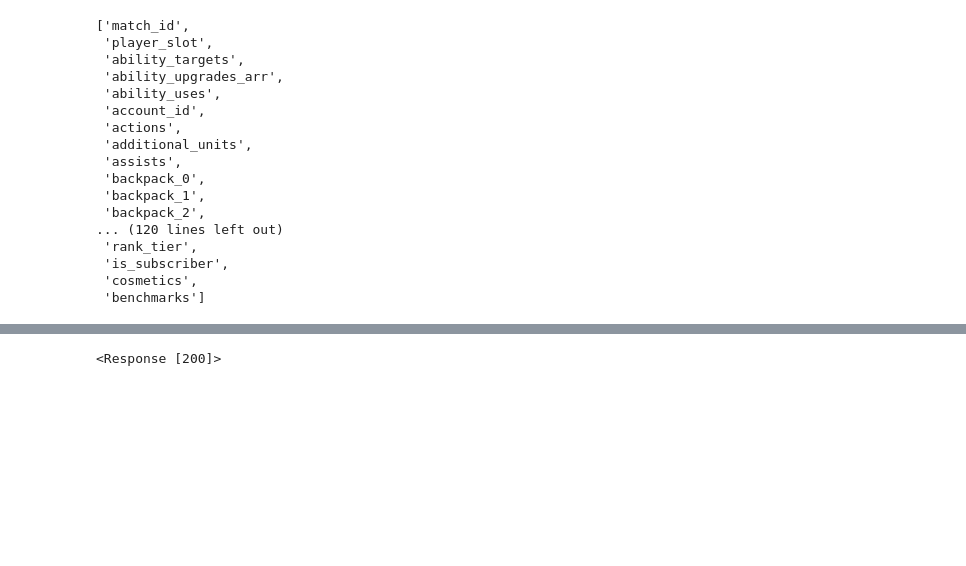
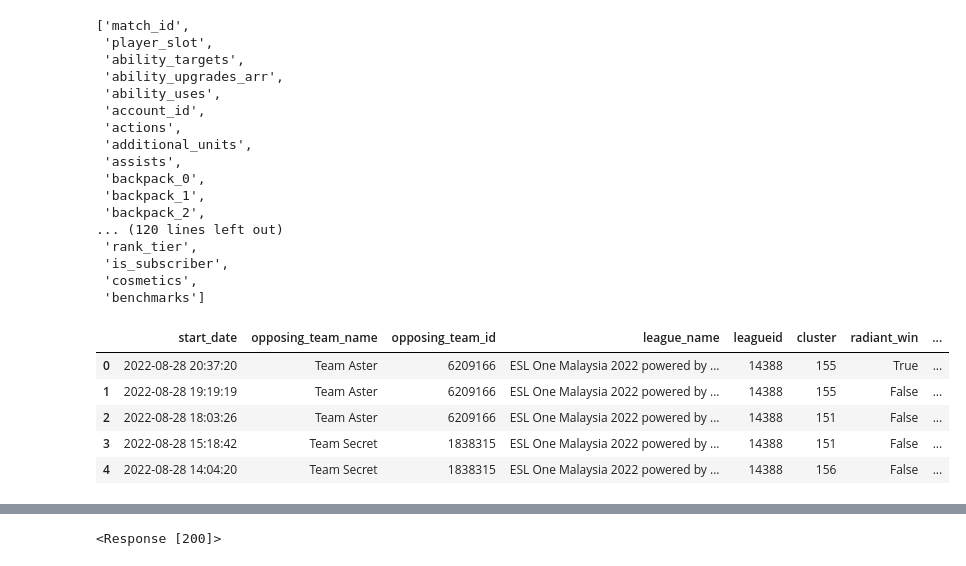
Before and after one commit to johnnyoso/data_science, a Jupyter notebook: ESportsAnalysis.ipynb, the cells around one changed output, grey strips where cells are left out. Cells and saved outputs as stored; diff of their text form; code cells hidden in the pictures; blank space fills up the shorter version.

```diff
--- a/ESportsAnalysis.ipynb
+++ b/ESportsAnalysis.ipynb
@@ -467,4 +457,13 @@ players = og_v_fnatic_match_info['players']
  'is_subscriber',
  'cosmetics',
  'benchmarks']
+# %%
+team_og_matches_df.head()
+# %% [output]
+|  | start_date | opposing_team_name | opposing_team_id | league_name | leagueid | cluster | radiant_win | ... |
+| 0 | 2022-08-28 20:37:20 | Team Aster | 6209166 | ESL One Malaysia 2022 powered by ... | 14388 | 155 | True | ... |
+| 1 | 2022-08-28 19:19:19 | Team Aster | 6209166 | ESL One Malaysia 2022 powered by ... | 14388 | 155 | False | ... |
+| 2 | 2022-08-28 18:03:26 | Team Aster | 6209166 | ESL One Malaysia 2022 powered by ... | 14388 | 151 | False | ... |
+| 3 | 2022-08-28 15:18:42 | Team Secret | 1838315 | ESL One Malaysia 2022 powered by ... | 14388 | 151 | False | ... |
+| 4 | 2022-08-28 14:04:20 | Team Secret | 1838315 | ESL One Malaysia 2022 powered by ... | 14388 | 156 | False | ... |
 # %%
```
Also changed, not shown: parts of 28 cells of this notebook.
